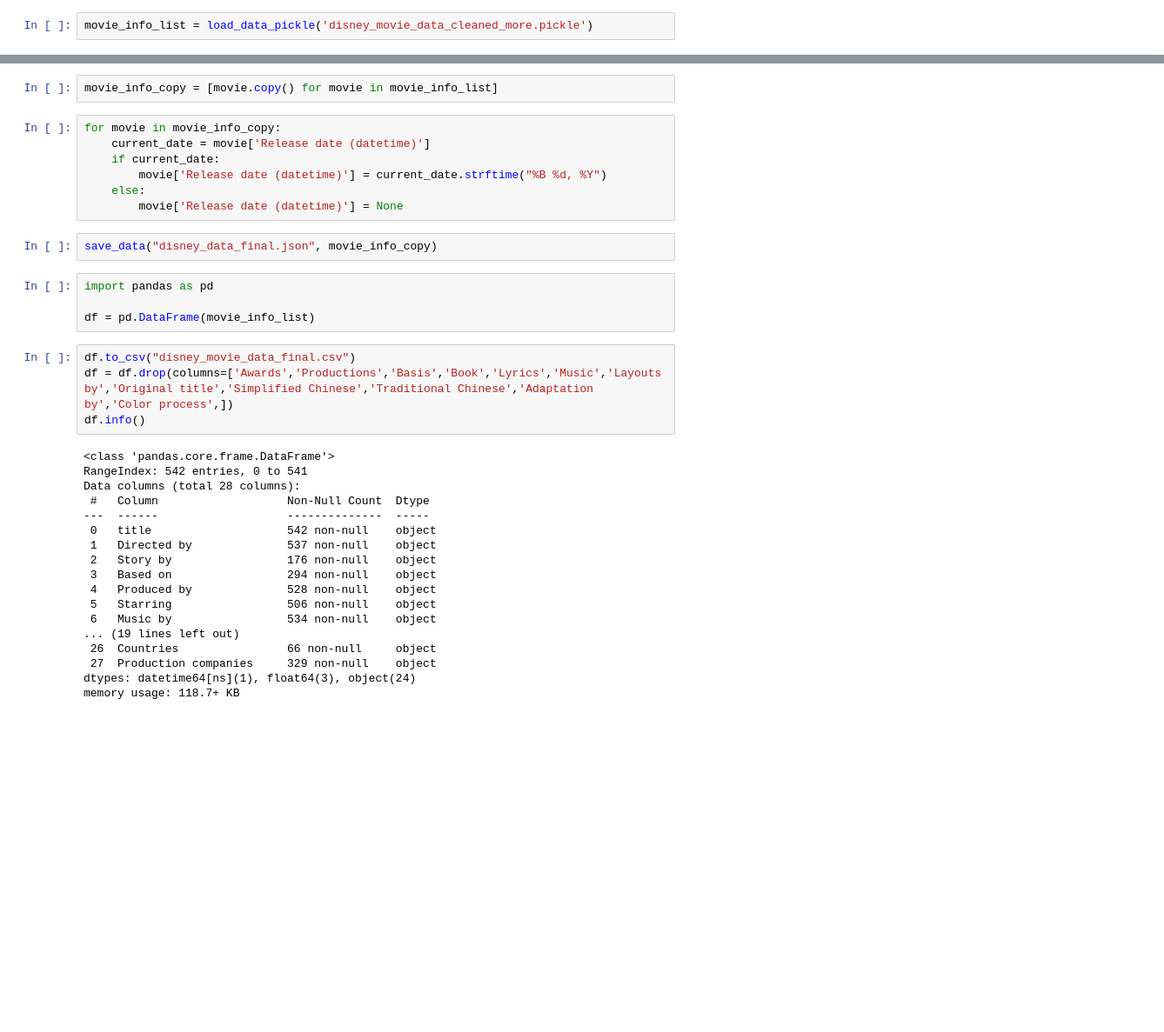
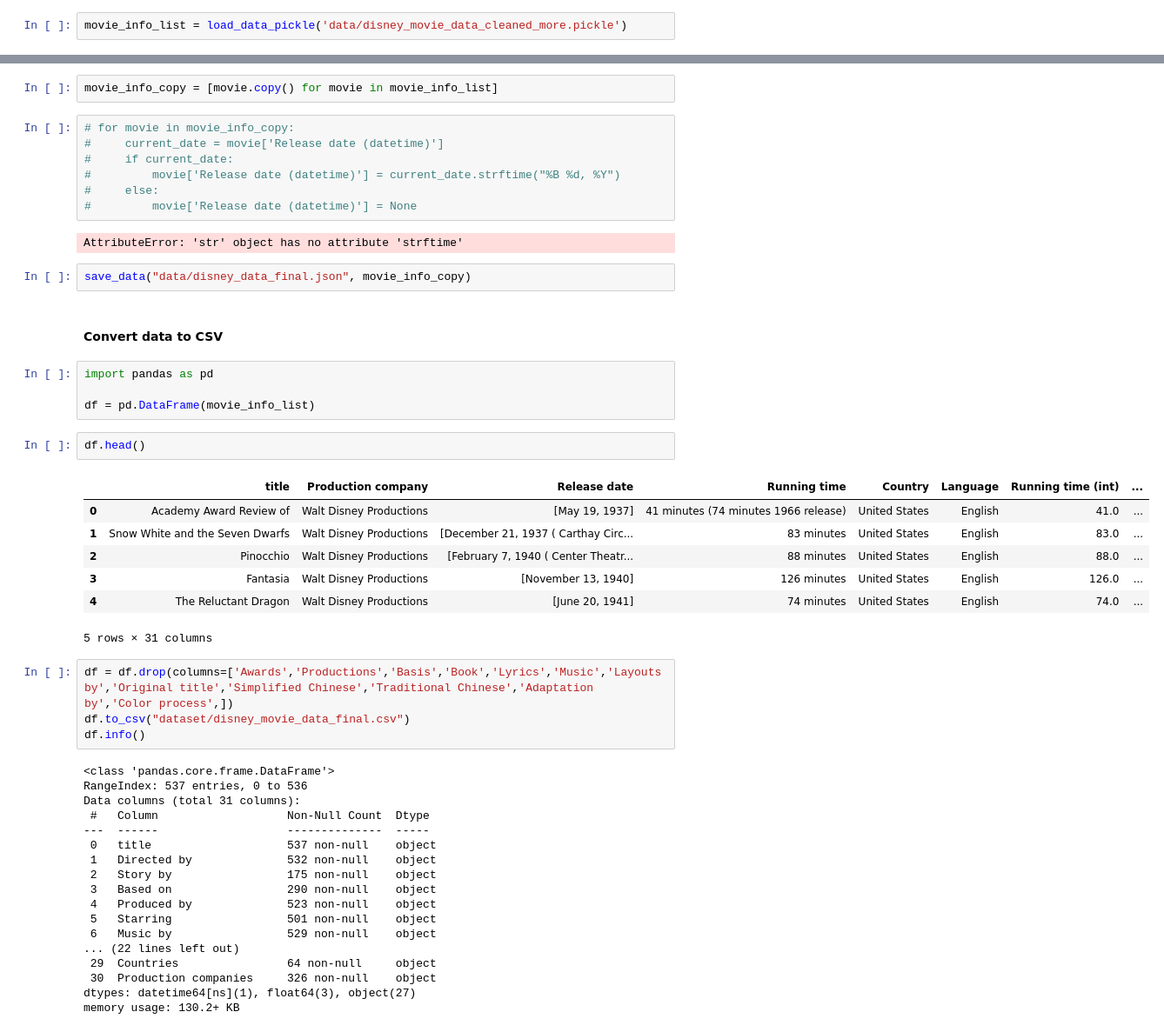
Before and after one commit to Jitesh117/disney_movie_scraping, a Jupyter notebook: dataset_creation.ipynb, the cells around one changed output, grey strips where cells are left out. Shown at 87% size. Drawn from its saved outputs; the diff is of its cells as text; blank space fills up the shorter version.

```diff
--- a/dataset_creation.ipynb
+++ b/dataset_creation.ipynb
@@ -443,7 +367,7 @@ a == movie_info_list
 # %% [output]
 True
 # %%
-movie_info_list = load_data_pickle('disney_movie_data_cleaned_more.pickle')
+movie_info_list = load_data_pickle('data/disney_movie_data_cleaned_more.pickle')
 # %%
 movie_info_list[-60]
 # %% [output]
@@ -525,40 +441,54 @@ movie_info_list[50]
 # %%
 movie_info_copy = [movie.copy() for movie in movie_info_list]
 # %%
-for movie in movie_info_copy:
-    current_date = movie['Release date (datetime)']
-    if current_date:
-        movie['Release date (datetime)'] = current_date.strftime("%B %d, %Y")
-    else:
-        movie['Release date (datetime)'] = None
+# for movie in movie_info_copy:
+#     current_date = movie['Release date (datetime)']
+#     if current_date:
+#         movie['Release date (datetime)'] = current_date.strftime("%B %d, %Y")
+#     else:
+#         movie['Release date (datetime)'] = None
+# %% [output]
+AttributeError: 'str' object has no attribute 'strftime'
 # %%
-save_data("disney_data_final.json", movie_info_copy)
+save_data("data/disney_data_final.json", movie_info_copy)
+# %% [markdown]
+#### Convert data to CSV
 # %%
 import pandas as pd
 
 df = pd.DataFrame(movie_info_list)
+# %%
+df.head()
+# %% [output]
+|  | title | Production company | Release date | Running time | Country | Language | Running time (int) | ... |
+| 0 | Academy Award Review of | Walt Disney Productions | [May 19, 1937] | 41 minutes (74 minutes 1966 release) | United States | English | 41.0 | ... |
+| 1 | Snow White and the Seven Dwarfs | Walt Disney Productions | [December 21, 1937 ( Carthay Circ... | 83 minutes | United States | English | 83.0 | ... |
+| 2 | Pinocchio | Walt Disney Productions | [February 7, 1940 ( Center Theatr... | 88 minutes | United States | English | 88.0 | ... |
+| 3 | Fantasia | Walt Disney Productions | [November 13, 1940] | 126 minutes | United States | English | 126.0 | ... |
+| 4 | The Reluctant Dragon | Walt Disney Productions | [June 20, 1941] | 74 minutes | United States | English | 74.0 | ... |
+5 rows × 31 columns
 # %%
-df.to_csv("disney_movie_data_final.csv")
 df = df.drop(columns=['Awards','Productions','Basis','Book','Lyrics','Music','Layouts by','Original title','Simplified Chinese','Traditional Chinese','Adaptation by','Color process',])
+df.to_csv("dataset/disney_movie_data_final.csv")
 df.info()
 # %% [output]
 <class 'pandas.core.frame.DataFrame'>
-RangeIndex: 542 entries, 0 to 541
-Data columns (total 28 columns):
+RangeIndex: 537 entries, 0 to 536
+Data columns (total 31 columns):
  #   Column                   Non-Null Count  Dtype
 ---  ------                   --------------  -----
- 0   title                    542 non-null    object
- 1   Directed by              537 non-null    object
- 2   Story by                 176 non-null    object
- 3   Based on                 294 non-null    object
- 4   Produced by              528 non-null    object
- 5   Starring                 506 non-null    object
- 6   Music by                 534 non-null    object
-... (19 lines left out)
- 26  Countries                66 non-null     object
- 27  Production companies     329 non-null    object
-dtypes: datetime64[ns](1), float64(3), object(24)
-memory usage: 118.7+ KB
+ 0   title                    537 non-null    object
+ 1   Directed by              532 non-null    object
+ 2   Story by                 175 non-null    object
+ 3   Based on                 290 non-null    object
+ 4   Produced by              523 non-null    object
+ 5   Starring                 501 non-null    object
+ 6   Music by                 529 non-null    object
+... (22 lines left out)
+ 29  Countries                64 non-null     object
+ 30  Production companies     326 non-null    object
+dtypes: datetime64[ns](1), float64(3), object(27)
+memory usage: 130.2+ KB
 # %%
 running_times = df.sort_values(['Running time (int)'],  ascending=False)
 running_times.head(20)
```
Also changed, not shown: parts of 23 cells of this notebook, 3 other files.
